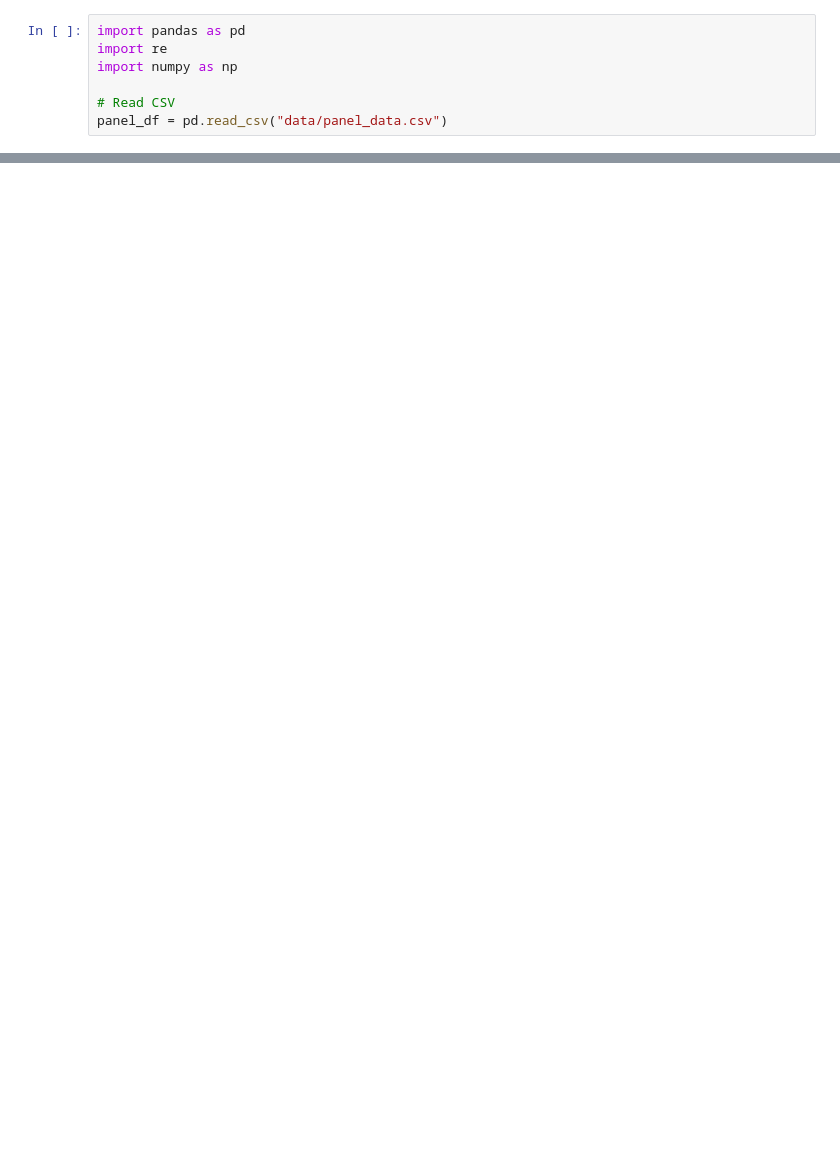
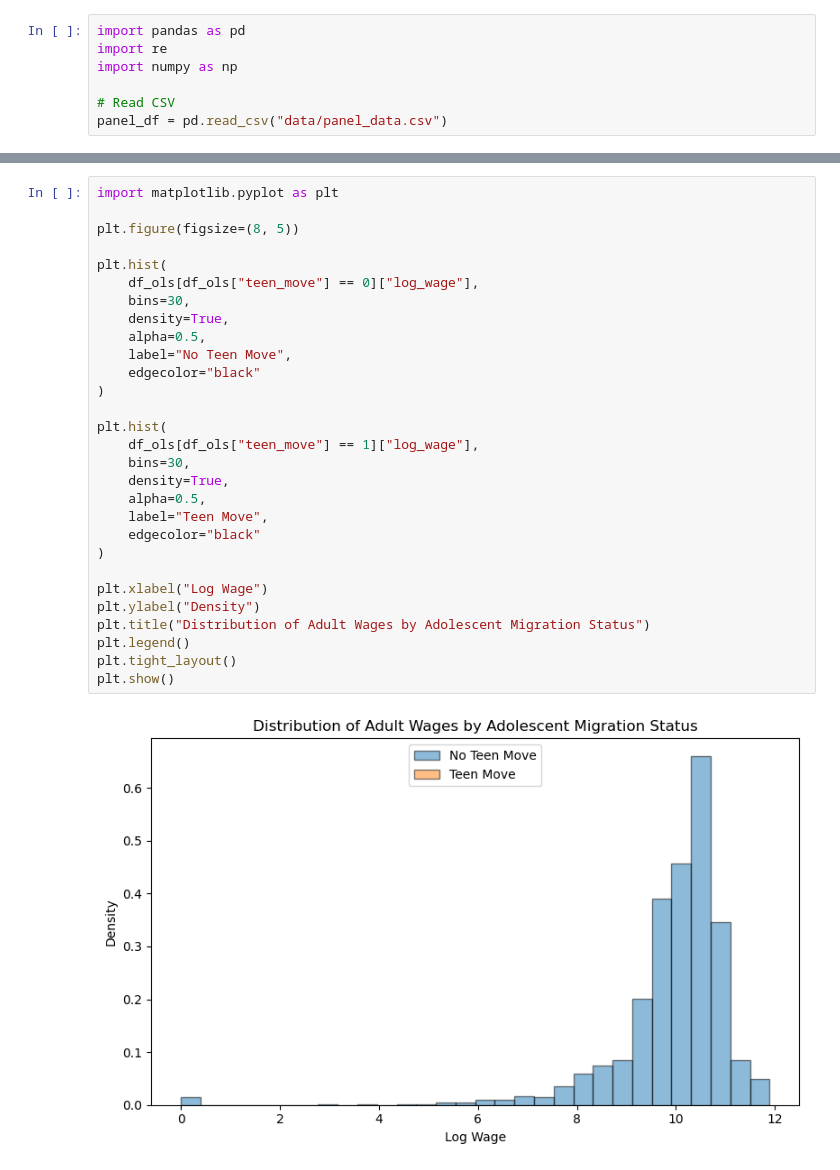
Before and after one commit to xblam/developmental_economics, a Jupyter notebook: model.ipynb, the cells around one changed output, grey strips where cells are left out. Cells and saved outputs as stored; diff of their text form; blank space fills up the shorter version.

```diff
--- a/model.ipynb
+++ b/model.ipynb
@@ -46,0 +305,31 @@ print(ols.summary())
+# %%
+import matplotlib.pyplot as plt
+
+plt.figure(figsize=(8, 5))
+
+plt.hist(
+    df_ols[df_ols["teen_move"] == 0]["log_wage"],
+    bins=30,
+    density=True,
+    alpha=0.5,
+    label="No Teen Move",
+    edgecolor="black"
+)
+
+plt.hist(
+    df_ols[df_ols["teen_move"] == 1]["log_wage"],
+    bins=30,
+    density=True,
+    alpha=0.5,
+    label="Teen Move",
+    edgecolor="black"
+)
+
+plt.xlabel("Log Wage")
+plt.ylabel("Density")
+plt.title("Distribution of Adult Wages by Adolescent Migration Status")
+plt.legend()
+plt.tight_layout()
+plt.show()
+# %% [output]
+[figure, added]
```
Also changed, not shown: parts of 11 cells of this notebook, 2 other files.
